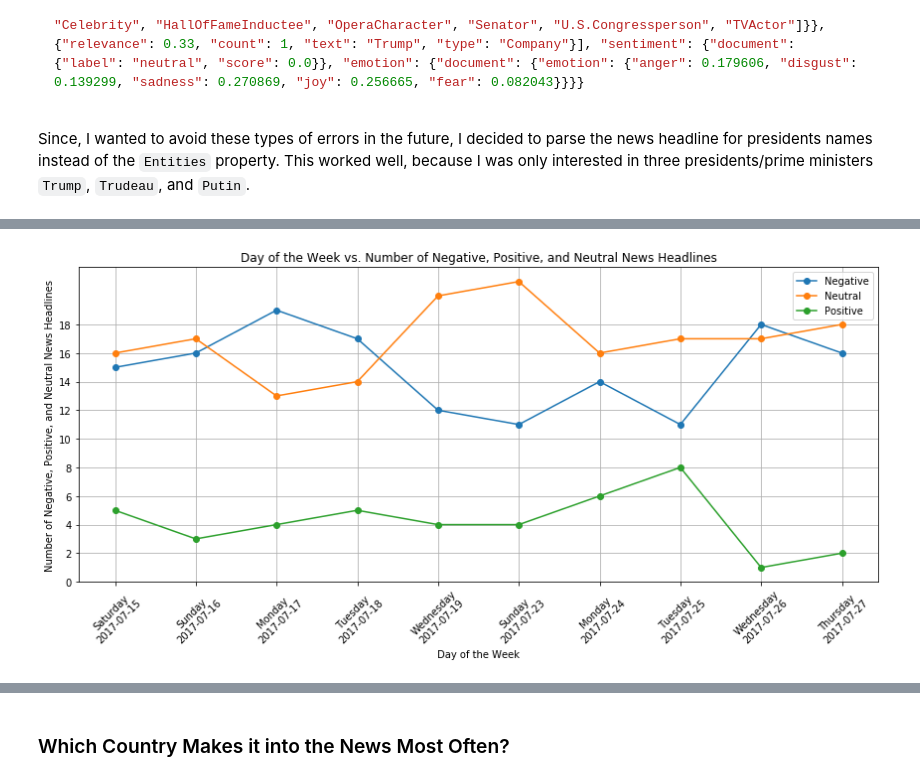
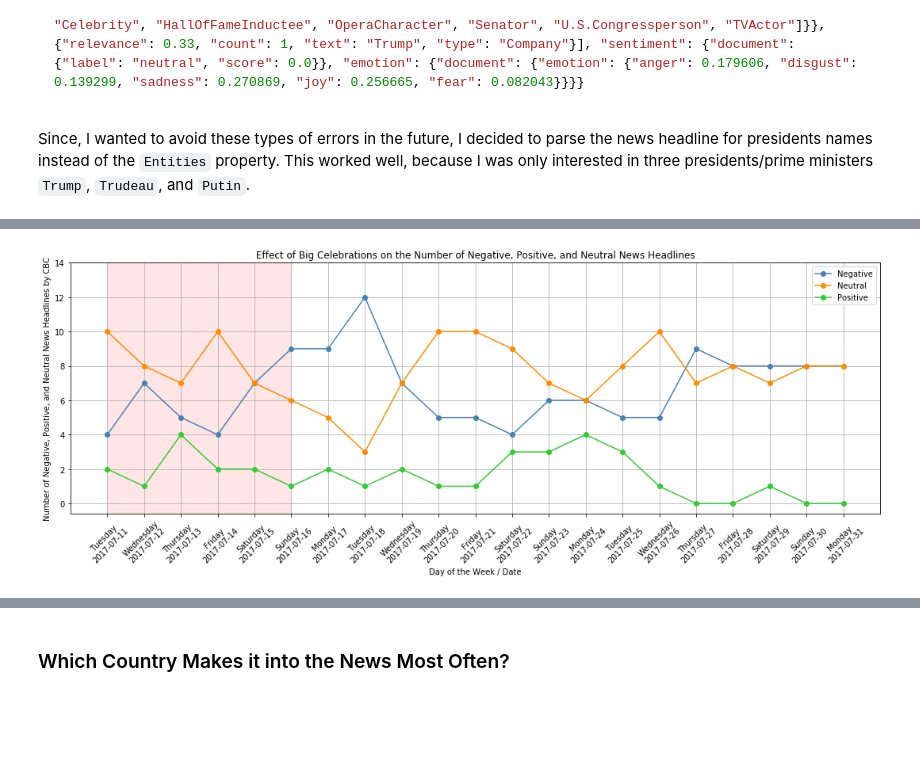
Before and after one commit to 00111000/Analyzing-Trends-in-News-Headlines, a Jupyter notebook: Analyzing-Trends-in-News-Headlines.ipynb, the cells around one changed output, grey strips where cells are left out. Cells and saved outputs as stored; diff of their text form; code cells hidden in the pictures; blank space fills up the shorter version.

```diff
--- a/Analyzing-Trends-in-News-Headlines.ipynb
+++ b/Analyzing-Trends-in-News-Headlines.ipynb
@@ -209,17 +241,0 @@ Since, I wanted to avoid these types of errors in the future, I decided to parse
-# %%
-import matplotlib.pyplot as plt
-import pandas as pd
-import numpy as np
-%matplotlib inline
-
-# Read data into a dataframe
-morning = pd.read_csv('morning.csv')
-
-# Read data into a dataframe
-day = pd.read_csv('day.csv')
-
-# Combine `morning`, `day`, and `evening`
-sample = pd.concat([morning, day])
-
-# Remove the ID column
-sample = sample.iloc[:, 1:]
@@ -276,9 +427,15 @@ Name: SENTIMENT_LABEL, dtype: int64
 # %%
-# Create emotions array, used when accessing `date_grouped` series
+# Load Stampede data
+stamp = pd.read_csv('Stampede.csv')
+
+# Remove the ID column
+stamp = stamp.iloc[:, 1:]
+
+# Create emotions list, used when accessing `date_grouped` series
 emotions = ['negative', 'neutral', 'positive']
 
 # Get a list of all dates from the DATE column, ['2017-07-12', '2017-07-13', ...]
-dates = list(sample.groupby('DATE').groups.keys())
+dates = list(stamp.groupby('DATE').groups.keys())
 dates = sorted(dates)
 
 # Get a list of days of the week from the `dates` list, ['Wednesday', 'Thursday', ...]
@@ -294,10 +451,8 @@ for day, date in zip(days_of_week, dates):
     temp = day + '\n' + date
     days_of_week_dates.append(temp)
 
-# Group rows by DATE
-# In each group count the number of Negative, Neutral, and Positive news
-# This will include news from morning, day, and evening
-date_grouped = sample.groupby('DATE').SENTIMENT_LABEL.value_counts()
+# Create a series of the number of negative, netural, and postiive news on each date
+cbc_count = stamp.groupby(['DATE', 'NETWORK']).SENTIMENT_LABEL.value_counts()
 
 # Keep track of the number of days
 days_counter = 1
@@ -312,8 +467,8 @@ positive = []
 for date in dates:
     for emotion in emotions:
 
-        # We access the date_grouped series as follows
-        # date_grouped['2017-07-12']['negative'] = number of negative news on 2017-07-12
+        # We access the cbc_count series as follows
+        # cbc_count['2017-07-12']['CBC']['negative'] = number of negative news from CBC publisher on 2017-07-12
 
         if emotion == 'negative':
 
@@ -321,53 +476,46 @@ for date in dates:
             days_counter += 1
 
             try:
-                negative.append(date_grouped[date][emotion])
+                negative.append(cbc_count[date]['CBC'][emotion])
             except:
                 negative.append(0)
 
         if emotion == 'neutral':
-
             try:
-                neutral.append(date_grouped[date][emotion])
+                neutral.append(cbc_count[date]['CBC'][emotion])
             except:
                 neutral.append(0)
 
         if emotion == 'positive':
-
             try:
-                positive.append(date_grouped[date][emotion])
+                positive.append(cbc_count[date]['CBC'][emotion])
             except:
                 positive.append(0)
 
-# print('negative', negative)
-# print('neutral', neutral)
-# print('positive', positive)
-# print('days_counter_list', days_counter_list)
-# print('dates', dates)
-# print('days_of_week', days_of_week)
-
 # Plot Line Chart
-fig1, ax1 = plt.subplots(figsize = (12, 6))
+fig1, ax1 = plt.subplots(figsize = (15, 6))
 
 # Define lines
-ax1.plot(days_counter_list, negative, marker='o', zorder = 3, label = 'Negative')
-ax1.plot(days_counter_list, neutral, marker='o', zorder = 3, label = 'Neutral')
-ax1.plot(days_counter_list, positive, marker='o', zorder = 3, label = 'Positive')
+ax1.plot(days_counter_list, negative, marker='o', zorder = 3, label = 'Negative', color = 'steelblue')
+ax1.plot(days_counter_list, neutral, marker='o', zorder = 3, label = 'Neutral', color = 'darkorange')
+ax1.plot(days_counter_list, positive, marker='o', zorder = 3, label = 'Positive', color = 'limegreen')
 
 # Define labels
-plt.title('Day of the Week vs. Number of Negative, Positive, and Neutral News Headlines')
-plt.xlabel('Day of the Week')
-plt.ylabel('Number of Negative, Positive, and Neutral News Headlines')
+plt.title('Effect of Big Celebrations on the Number of Negative, Positive, and Neutral News Headlines')
+plt.xlabel('Day of the Week / Date')
+plt.ylabel('Number of Negative, Positive, and Neutral News Headlines by CBC')
 
 # Define x and y-axis ticks
 plt.xticks(days_counter_list, days_of_week_dates, rotation = 45)
-plt.yticks(np.arange(0, 20, 2))
+plt.yticks(np.arange(0, 16, 2))
 
 # Plot settings
 plt.grid(zorder = 0)
+plt.axvspan(1, 6, color='red', alpha=0.1)
 plt.legend()
 plt.tight_layout()
 
+
 plt.show()
 # %% [output]
-[figure, old version]
+[figure, new version]
```
Also changed, not shown: parts of 33 cells of this notebook, 10 other files.
